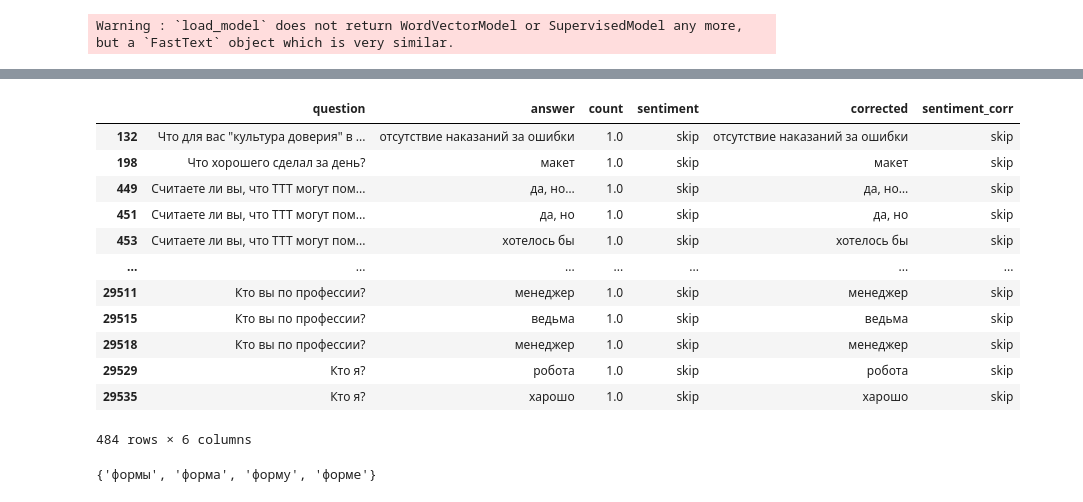
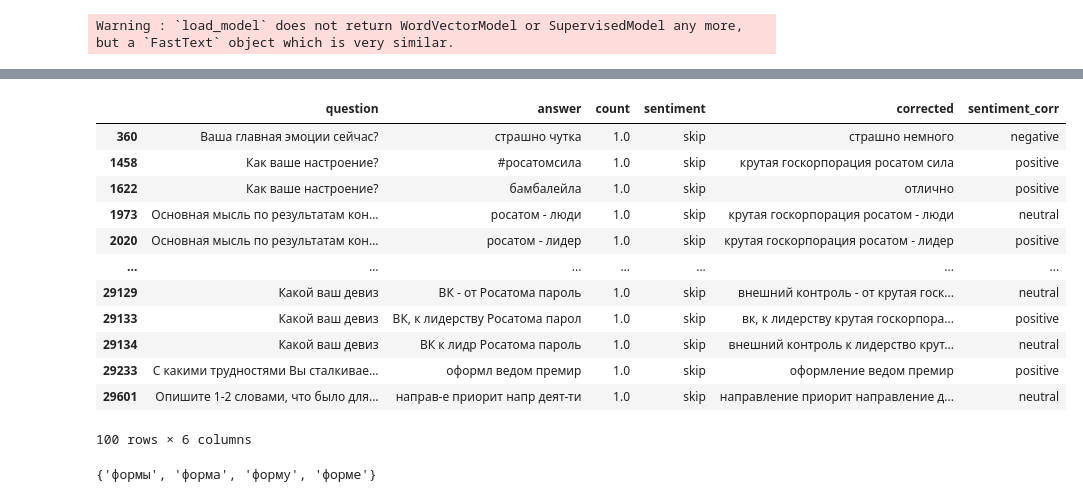
Before and after one commit to Spyke09/Hakaton-08-09-2023, a Jupyter notebook: src/Untitled.ipynb, the cells around one changed output, grey strips where cells are left out. Cells and saved outputs as stored; diff of their text form; code cells hidden in the pictures.

```diff
--- a/src/Untitled.ipynb
+++ b/src/Untitled.ipynb
@@ -134,19 +134,19 @@ df_all[df_all['sentiment'] != df_all['sentiment_corr']][['question','answer','se
 # %%
-df_all[(df_all['sentiment'] == 'skip') & (df_all['sentiment_corr'] == 'skip')]
+df_all[(df_all['sentiment'] == 'skip') & (df_all['sentiment_corr'] != 'skip')]
 # %% [output]
 |  | question | answer | count | sentiment | corrected | sentiment_corr |
-| 132 | Что для вас "культура доверия" в ... | отсутствие наказаний за ошибки | 1.0 | skip | отсутствие наказаний за ошибки | skip |
-| 198 | Что хорошего сделал за день? | макет | 1.0 | skip | макет | skip |
-| 449 | Считаете ли вы, что ТТТ могут пом... | да, но… | 1.0 | skip | да, но… | skip |
-| 451 | Считаете ли вы, что ТТТ могут пом... | да, но | 1.0 | skip | да, но | skip |
-| 453 | Считаете ли вы, что ТТТ могут пом... | хотелось бы | 1.0 | skip | хотелось бы | skip |
+| 360 | Ваша главная эмоции сейчас? | страшно чутка | 1.0 | skip | страшно немного | negative |
+| 1458 | Как ваше настроение? | #росатомсила | 1.0 | skip | крутая госкорпорация росатом сила | positive |
+| 1622 | Как ваше настроение? | бамбалейла | 1.0 | skip | отлично | positive |
+| 1973 | Основная мысль по результатам кон... | росатом - люди | 1.0 | skip | крутая госкорпорация росатом - люди | neutral |
+| 2020 | Основная мысль по результатам кон... | росатом - лидер | 1.0 | skip | крутая госкорпорация росатом - лидер | positive |
 | ... | ... | ... | ... | ... | ... | ... |
-| 29511 | Кто вы по профессии? | менеджер | 1.0 | skip | менеджер | skip |
-| 29515 | Кто вы по профессии? | ведьма | 1.0 | skip | ведьма | skip |
-| 29518 | Кто вы по профессии? | менеджер | 1.0 | skip | менеджер | skip |
-| 29529 | Кто я? | робота | 1.0 | skip | робота | skip |
-| 29535 | Кто я? | харошо | 1.0 | skip | харошо | skip |
+| 29129 | Какой ваш девиз | ВК - от Росатома пароль | 1.0 | skip | внешний контроль - от крутая госк... | neutral |
+| 29133 | Какой ваш девиз | ВК, к лидерству Росатома парол | 1.0 | skip | вк, к лидерству крутая госкорпора... | positive |
+| 29134 | Какой ваш девиз | ВК к лидр Росатома пароль | 1.0 | skip | внешний контроль к лидерство крут... | neutral |
+| 29233 | С какими трудностями Вы сталкивае... | оформл ведом премир | 1.0 | skip | оформление ведом премир | positive |
+| 29601 | Опишите 1-2 словами, что было для... | направ-е приорит напр деят-ти | 1.0 | skip | направление приорит направление д... | neutral |
-484 rows × 6 columns
+100 rows × 6 columns
 # %%
 from spellchecker import SpellChecker
 
```
Also changed, not shown: parts of 4 cells of this notebook.
